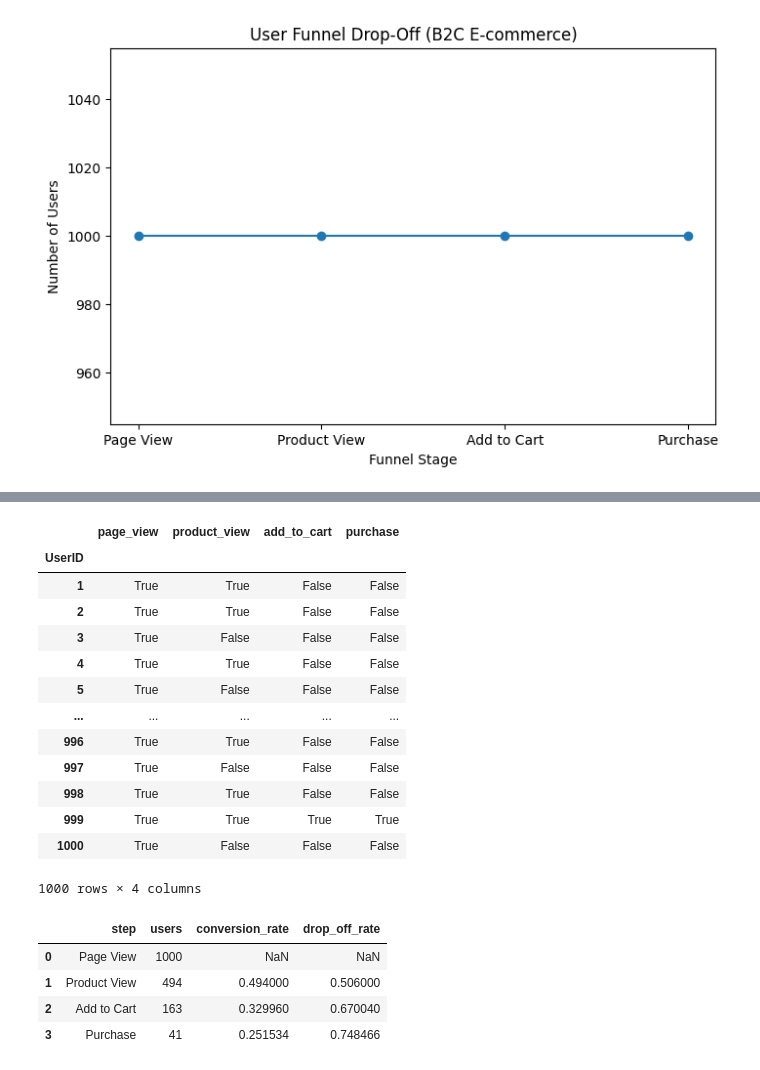
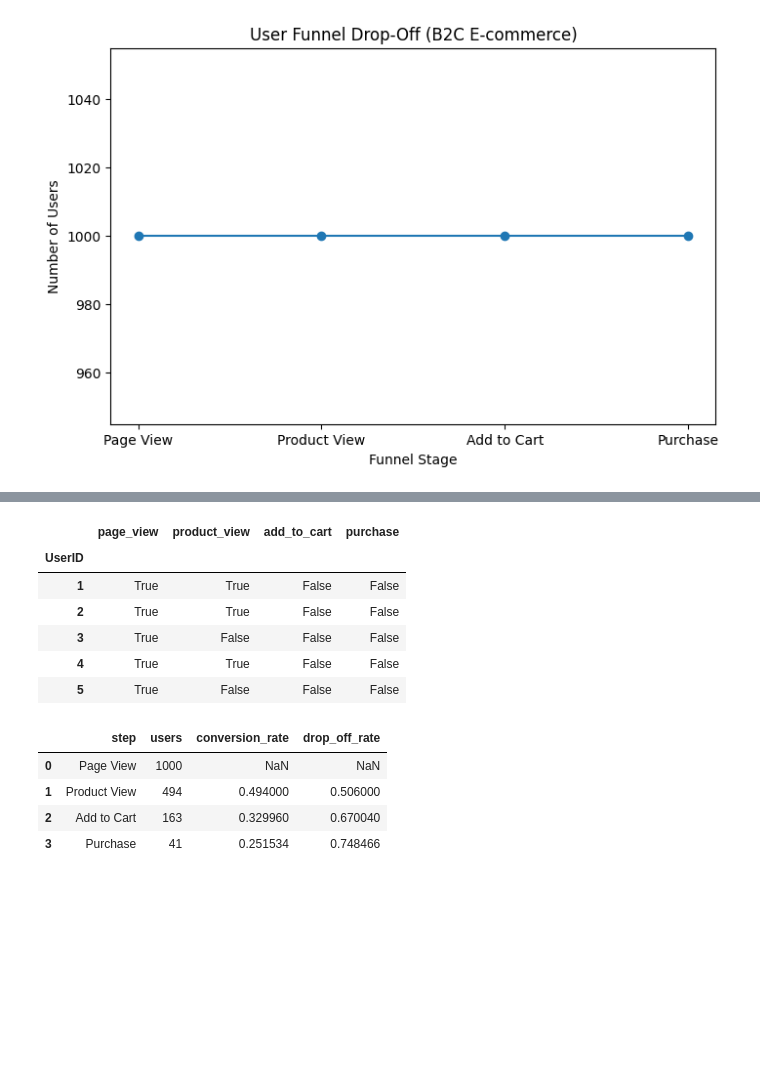
Before and after one commit to BoiDrew/product-funnel-experiment-analysis, a Jupyter notebook: notebooks/funnel_analysis.ipynb, the cells around one changed output, grey strips where cells are left out. Saved outputs shown, nothing was run; the diff lists cells and outputs as text; code cells hidden in the pictures; blank space fills up the shorter version.

```diff
--- a/notebooks/funnel_analysis.ipynb
+++ b/notebooks/funnel_analysis.ipynb
@@ -203,40 +206,39 @@ user_steps
 # %%
+# Create a new DataFrame with the same users as index
 funnel_users = pd.DataFrame(index=user_steps.index)
 
 funnel_users['page_view'] = user_steps['page_view'].notna()
+
+# A user reaches 'product_view' only if:
+# 1. They reached the previous step (page_view)
+# 2. They actually have a product_view timestamp
+# 3. The product_view happened AFTER the page_view
 
 funnel_users['product_view'] = (
     funnel_users['page_view'] &
     user_steps['product_view'].notna() &
     (user_steps['product_view'] > user_steps['page_view'])
 )
 
 funnel_users['add_to_cart'] = (
     funnel_users['product_view'] &
     user_steps['add_to_cart'].notna() &
     (user_steps['add_to_cart'] > user_steps['product_view'])
 )
 
 funnel_users['purchase'] = (
     funnel_users['add_to_cart'] &
     user_steps['purchase'].notna() &
     (user_steps['purchase'] > user_steps['add_to_cart'])
 )
 
-funnel_users
+funnel_users.head()
 # %% [output]
 |  | page_view | product_view | add_to_cart | purchase |
 | UserID |  |  |  |  |
 | 1 | True | True | False | False |
 | 2 | True | True | False | False |
 | 3 | True | False | False | False |
 | 4 | True | True | False | False |
 | 5 | True | False | False | False |
-| ... | ... | ... | ... | ... |
-| 996 | True | True | False | False |
-| 997 | True | False | False | False |
-| 998 | True | True | False | False |
-| 999 | True | True | True | True |
-| 1000 | True | False | False | False |
-1000 rows × 4 columns
 # %%
```
Also changed, not shown: parts of 12 cells of this notebook.
